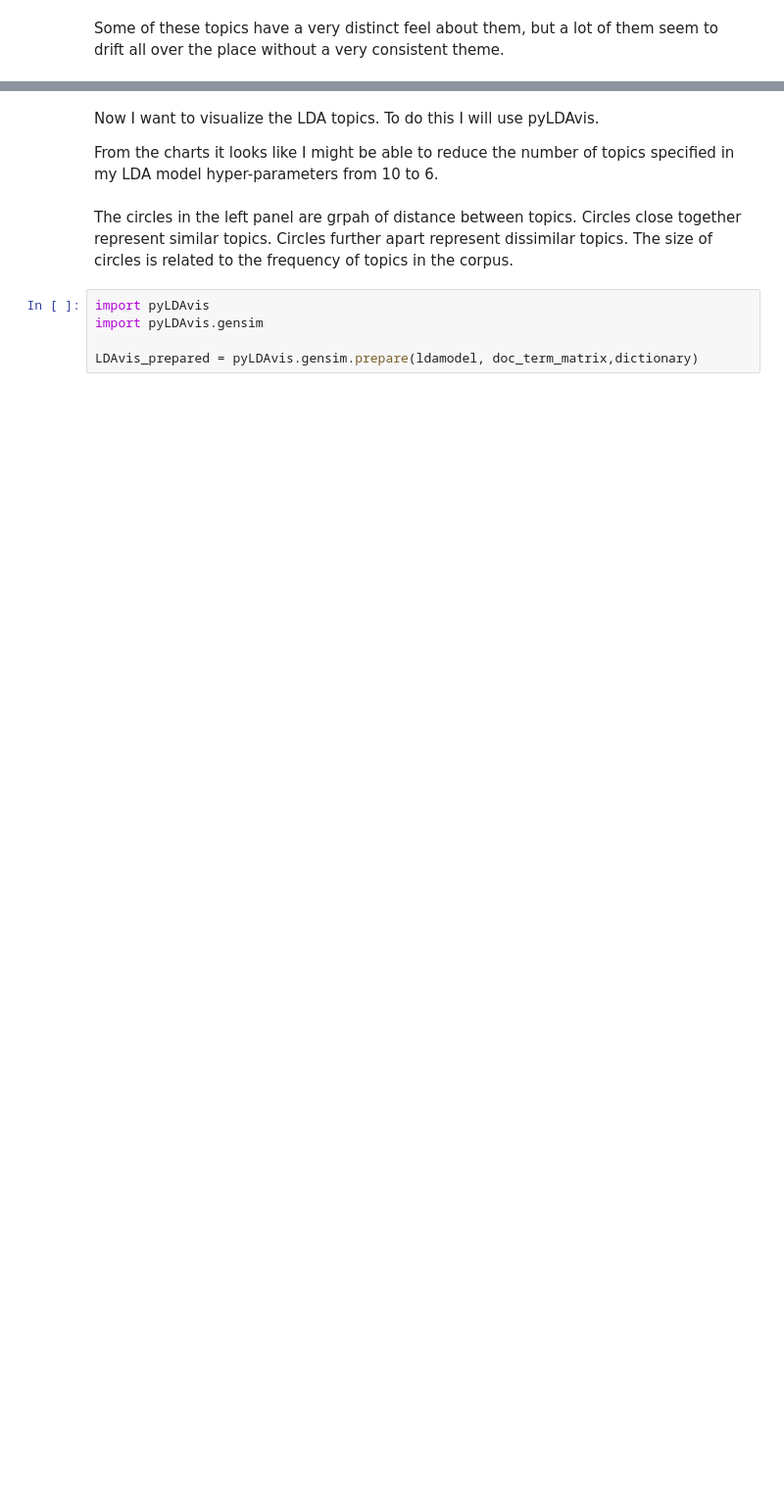
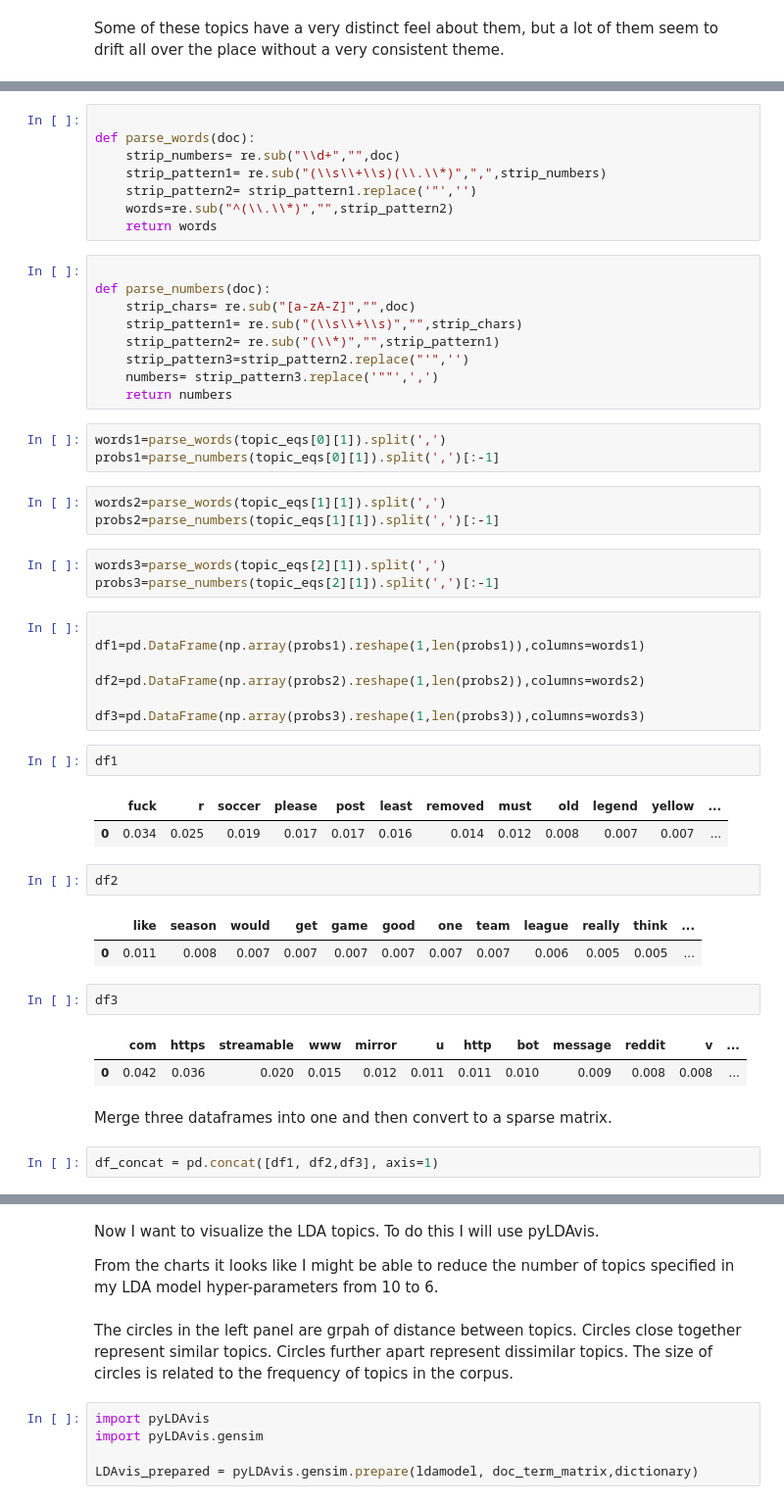
Before and after one commit to augustineM/reddit-classifier-using-Latent-Dirichlet-Allocation, a Jupyter notebook: reddit_analysis.ipynb, the cells around one changed output, grey strips where cells are left out. Shown at 98% size. Saved outputs shown, nothing was run; the diff lists cells and outputs as text; blank space fills up the shorter version.

```diff
--- a/reddit_analysis.ipynb
+++ b/reddit_analysis.ipynb
@@ -1005,0 +1071,52 @@ Some of these topics have a very distinct feel about them, but a lot of them see
+# %%
+
+def parse_words(doc):
+    strip_numbers= re.sub("\\d+","",doc)
+    strip_pattern1= re.sub("(\\s\\+\\s)(\\.\\*)",",",strip_numbers)
+    strip_pattern2= strip_pattern1.replace('"','')
+    words=re.sub("^(\\.\\*)","",strip_pattern2)
+    return words
+# %%
+
+def parse_numbers(doc):
+    strip_chars= re.sub("[a-zA-Z]","",doc)
+    strip_pattern1= re.sub("(\\s\\+\\s)","",strip_chars)
+    strip_pattern2= re.sub("(\\*)","",strip_pattern1)
+    strip_pattern3=strip_pattern2.replace("'",'')
+    numbers= strip_pattern3.replace('""',',')
+    return numbers
+# %%
+words1=parse_words(topic_eqs[0][1]).split(',')
+probs1=parse_numbers(topic_eqs[0][1]).split(',')[:-1]
+# %%
+words2=parse_words(topic_eqs[1][1]).split(',')
+probs2=parse_numbers(topic_eqs[1][1]).split(',')[:-1]
+# %%
+words3=parse_words(topic_eqs[2][1]).split(',')
+probs3=parse_numbers(topic_eqs[2][1]).split(',')[:-1]
+# %%
+
+df1=pd.DataFrame(np.array(probs1).reshape(1,len(probs1)),columns=words1)
+
+df2=pd.DataFrame(np.array(probs2).reshape(1,len(probs2)),columns=words2)
+
+df3=pd.DataFrame(np.array(probs3).reshape(1,len(probs3)),columns=words3)
+# %%
+df1
+# %% [output]
+|  | fuck | r | soccer | please | post | least | removed | must | old | legend | yellow | ... |
+| 0 | 0.034 | 0.025 | 0.019 | 0.017 | 0.017 | 0.016 | 0.014 | 0.012 | 0.008 | 0.007 | 0.007 | ... |
+# %%
+df2
+# %% [output]
+|  | like | season | would | get | game | good | one | team | league | really | think | ... |
+| 0 | 0.011 | 0.008 | 0.007 | 0.007 | 0.007 | 0.007 | 0.007 | 0.007 | 0.006 | 0.005 | 0.005 | ... |
+# %%
+df3
+# %% [output]
+|  | com | https | streamable | www | mirror | u | http | bot | message | reddit | v | ... |
+| 0 | 0.042 | 0.036 | 0.020 | 0.015 | 0.012 | 0.011 | 0.011 | 0.010 | 0.009 | 0.008 | 0.008 | ... |
+# %% [markdown]
+Merge three dataframes into one and then convert to a sparse matrix.
+# %%
+df_concat = pd.concat([df1, df2,df3], axis=1)
```
Also changed, not shown: parts of 37 cells of this notebook.
